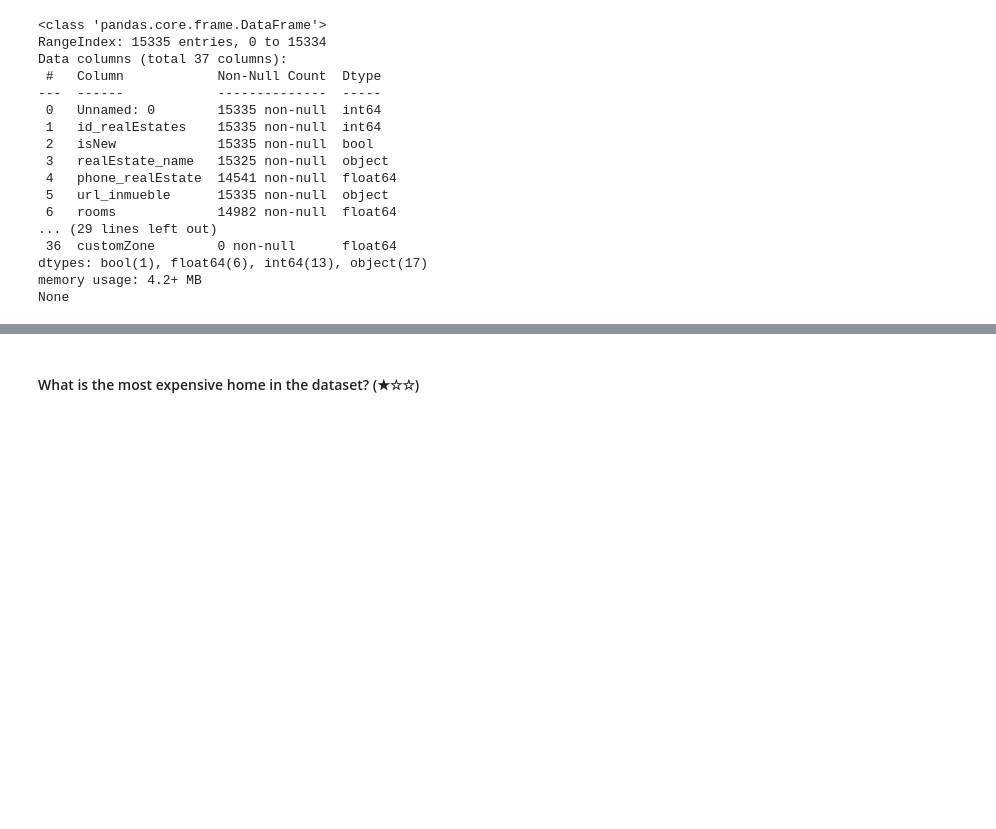
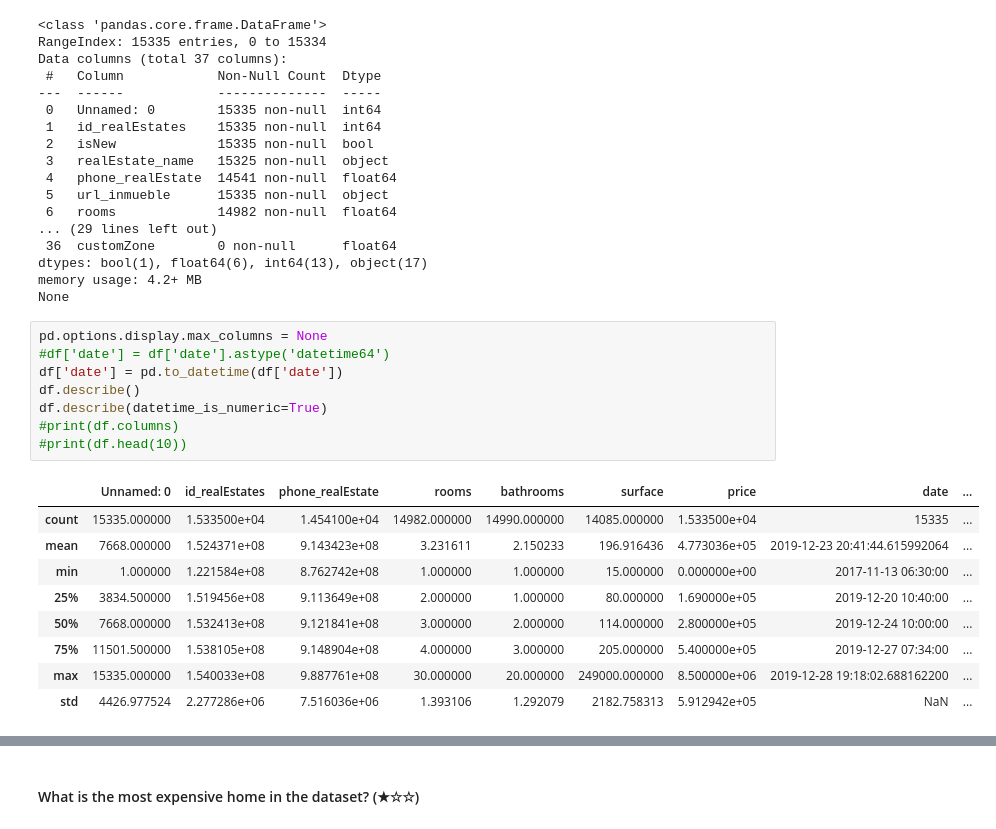
Before and after one commit to xalejandrow/realestate-datacleanup-exercise, a Jupyter notebook: project.ipynb, the cells around one changed output, grey strips where cells are left out. Cells and saved outputs as stored; diff of their text form; blank space fills up the shorter version.

```diff
--- a/project.ipynb
+++ b/project.ipynb
@@ -62,4 +64,22 @@ Data columns (total 37 columns):
 dtypes: bool(1), float64(6), int64(13), object(17)
 memory usage: 4.2+ MB
 None
+# %%
+pd.options.display.max_columns = None
+#df['date'] = df['date'].astype('datetime64')
+df['date'] = pd.to_datetime(df['date'])
+df.describe()
+df.describe(datetime_is_numeric=True)
+#print(df.columns)
+#print(df.head(10))
+# %% [output]
+|  | Unnamed: 0 | id_realEstates | phone_realEstate | rooms | bathrooms | surface | price | date | ... |
+| count | 15335.000000 | 1.533500e+04 | 1.454100e+04 | 14982.000000 | 14990.000000 | 14085.000000 | 1.533500e+04 | 15335 | ... |
+| mean | 7668.000000 | 1.524371e+08 | 9.143423e+08 | 3.231611 | 2.150233 | 196.916436 | 4.773036e+05 | 2019-12-23 20:41:44.615992064 | ... |
+| min | 1.000000 | 1.221584e+08 | 8.762742e+08 | 1.000000 | 1.000000 | 15.000000 | 0.000000e+00 | 2017-11-13 06:30:00 | ... |
+| 25% | 3834.500000 | 1.519456e+08 | 9.113649e+08 | 2.000000 | 1.000000 | 80.000000 | 1.690000e+05 | 2019-12-20 10:40:00 | ... |
+| 50% | 7668.000000 | 1.532413e+08 | 9.121841e+08 | 3.000000 | 2.000000 | 114.000000 | 2.800000e+05 | 2019-12-24 10:00:00 | ... |
+| 75% | 11501.500000 | 1.538105e+08 | 9.148904e+08 | 4.000000 | 3.000000 | 205.000000 | 5.400000e+05 | 2019-12-27 07:34:00 | ... |
+| max | 15335.000000 | 1.540033e+08 | 9.887761e+08 | 30.000000 | 20.000000 | 249000.000000 | 8.500000e+06 | 2019-12-28 19:18:02.688162200 | ... |
+| std | 4426.977524 | 2.277286e+06 | 7.516036e+06 | 1.393106 | 1.292079 | 2182.758313 | 5.912942e+05 | NaN | ... |
 # %%
```
Also changed, not shown: parts of 2 cells of this notebook.
